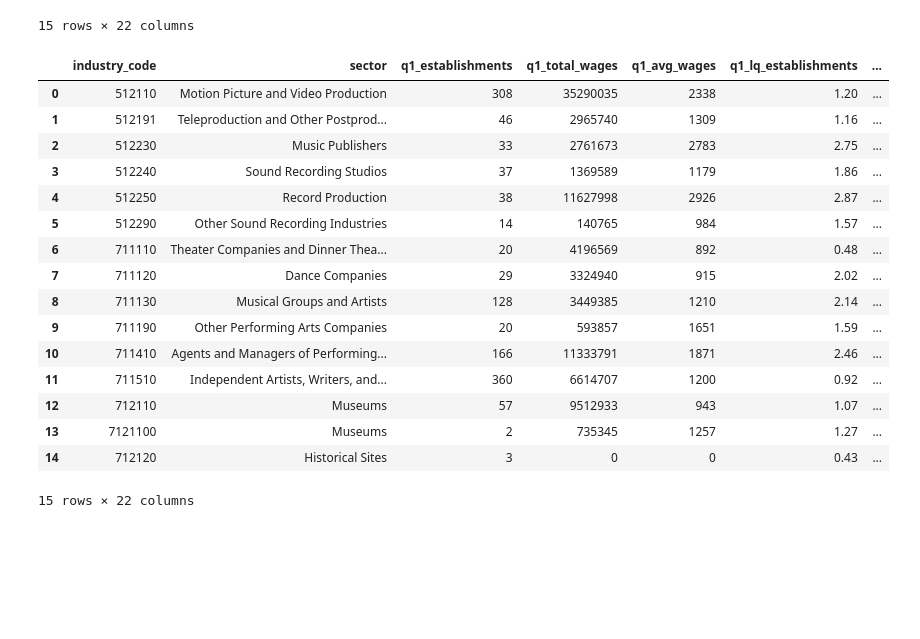
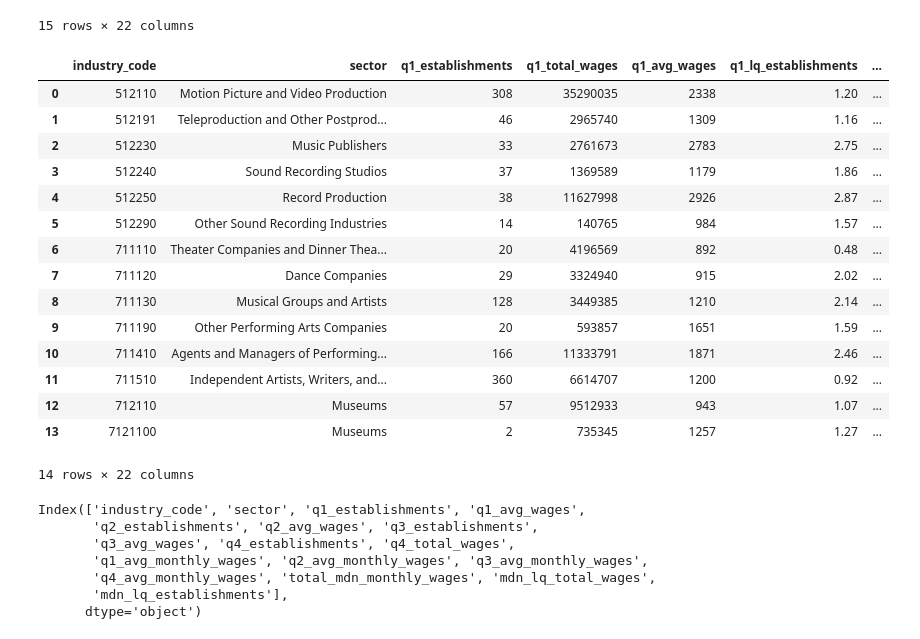
Before and after one commit to mwilfer8888/housing-affordability-miami-artists, a Jupyter notebook: salary_qrtly_earnings.ipynb, the cells around one changed output. Saved outputs shown, nothing was run; the diff lists cells and outputs as text; code cells hidden in the pictures; blank space fills up the shorter version.

Commit message:
added some new columns and calculations
saved as new csv

```diff
--- a/salary_qrtly_earnings.ipynb
+++ b/salary_qrtly_earnings.ipynb
@@ -153 +157,22 @@ salary_total_df = pd.concat([row_1, row_to_move, row_2])
 salary_total_df = salary_total_df.reset_index(drop=True)
+# %%
+#dropping historical sites because there's not enough data there for wages
+salary_total_df = salary_total_df.drop(14)
+salary_total_df
+# %% [output]
+|  | industry_code | sector | q1_establishments | q1_total_wages | q1_avg_wages | q1_lq_establishments | ... |
+| 0 | 512110 | Motion Picture and Video Production | 308 | 35290035 | 2338 | 1.20 | ... |
+| 1 | 512191 | Teleproduction and Other Postprod... | 46 | 2965740 | 1309 | 1.16 | ... |
+| 2 | 512230 | Music Publishers | 33 | 2761673 | 2783 | 2.75 | ... |
+| 3 | 512240 | Sound Recording Studios | 37 | 1369589 | 1179 | 1.86 | ... |
+| 4 | 512250 | Record Production | 38 | 11627998 | 2926 | 2.87 | ... |
+| 5 | 512290 | Other Sound Recording Industries | 14 | 140765 | 984 | 1.57 | ... |
+| 6 | 711110 | Theater Companies and Dinner Thea... | 20 | 4196569 | 892 | 0.48 | ... |
+| 7 | 711120 | Dance Companies | 29 | 3324940 | 915 | 2.02 | ... |
+| 8 | 711130 | Musical Groups and Artists | 128 | 3449385 | 1210 | 2.14 | ... |
+| 9 | 711190 | Other Performing Arts Companies | 20 | 593857 | 1651 | 1.59 | ... |
+| 10 | 711410 | Agents and Managers of Performing... | 166 | 11333791 | 1871 | 2.46 | ... |
+| 11 | 711510 | Independent Artists, Writers, and... | 360 | 6614707 | 1200 | 0.92 | ... |
+| 12 | 712110 | Museums | 57 | 9512933 | 943 | 1.07 | ... |
+| 13 | 7121100 | Museums | 2 | 735345 | 1257 | 1.27 | ... |
+14 rows × 22 columns
@@ -154,20 +189,10 @@ salary_total_df = salary_total_df.reset_index(drop=True)
 # %%
-salary_total_df
+salary_total_df.columns
 # %% [output]
-|  | industry_code | sector | q1_establishments | q1_total_wages | q1_avg_wages | q1_lq_establishments | ... |
-| 0 | 512110 | Motion Picture and Video Production | 308 | 35290035 | 2338 | 1.20 | ... |
-| 1 | 512191 | Teleproduction and Other Postprod... | 46 | 2965740 | 1309 | 1.16 | ... |
-| 2 | 512230 | Music Publishers | 33 | 2761673 | 2783 | 2.75 | ... |
-| 3 | 512240 | Sound Recording Studios | 37 | 1369589 | 1179 | 1.86 | ... |
-| 4 | 512250 | Record Production | 38 | 11627998 | 2926 | 2.87 | ... |
-| 5 | 512290 | Other Sound Recording Industries | 14 | 140765 | 984 | 1.57 | ... |
-| 6 | 711110 | Theater Companies and Dinner Thea... | 20 | 4196569 | 892 | 0.48 | ... |
-| 7 | 711120 | Dance Companies | 29 | 3324940 | 915 | 2.02 | ... |
-| 8 | 711130 | Musical Groups and Artists | 128 | 3449385 | 1210 | 2.14 | ... |
-| 9 | 711190 | Other Performing Arts Companies | 20 | 593857 | 1651 | 1.59 | ... |
-| 10 | 711410 | Agents and Managers of Performing... | 166 | 11333791 | 1871 | 2.46 | ... |
-| 11 | 711510 | Independent Artists, Writers, and... | 360 | 6614707 | 1200 | 0.92 | ... |
-| 12 | 712110 | Museums | 57 | 9512933 | 943 | 1.07 | ... |
-| 13 | 7121100 | Museums | 2 | 735345 | 1257 | 1.27 | ... |
-| 14 | 712120 | Historical Sites | 3 | 0 | 0 | 0.43 | ... |
-15 rows × 22 columns
+Index(['industry_code', 'sector', 'q1_establishments', 'q1_avg_wages',
+       'q2_establishments', 'q2_avg_wages', 'q3_establishments',
+       'q3_avg_wages', 'q4_establishments', 'q4_total_wages',
+       'q1_avg_monthly_wages', 'q2_avg_monthly_wages', 'q3_avg_monthly_wages',
+       'q4_avg_monthly_wages', 'total_mdn_monthly_wages', 'mdn_lq_total_wages',
+       'mdn_lq_establishments'],
+      dtype='object')
```
Also changed, not shown: parts of 9 cells of this notebook, 1 other file.
